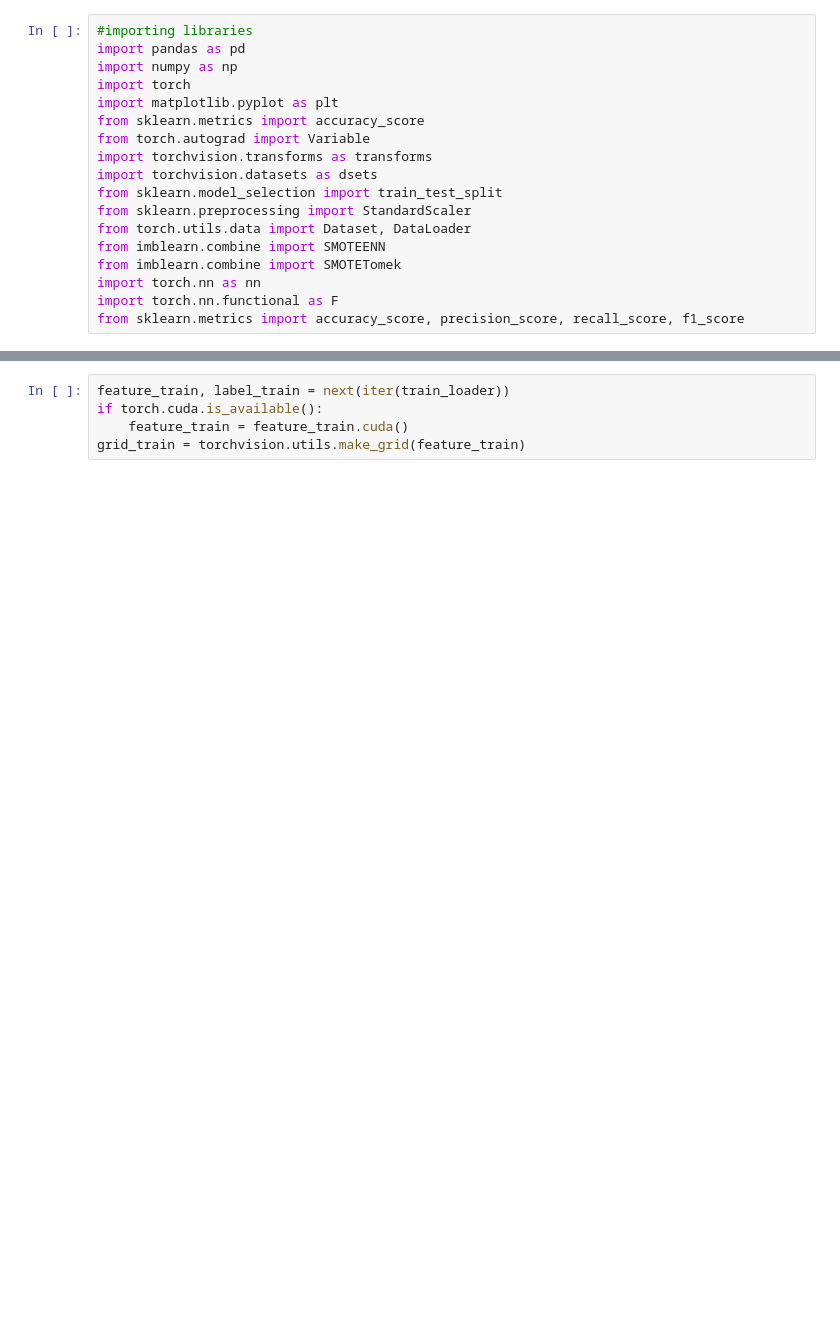
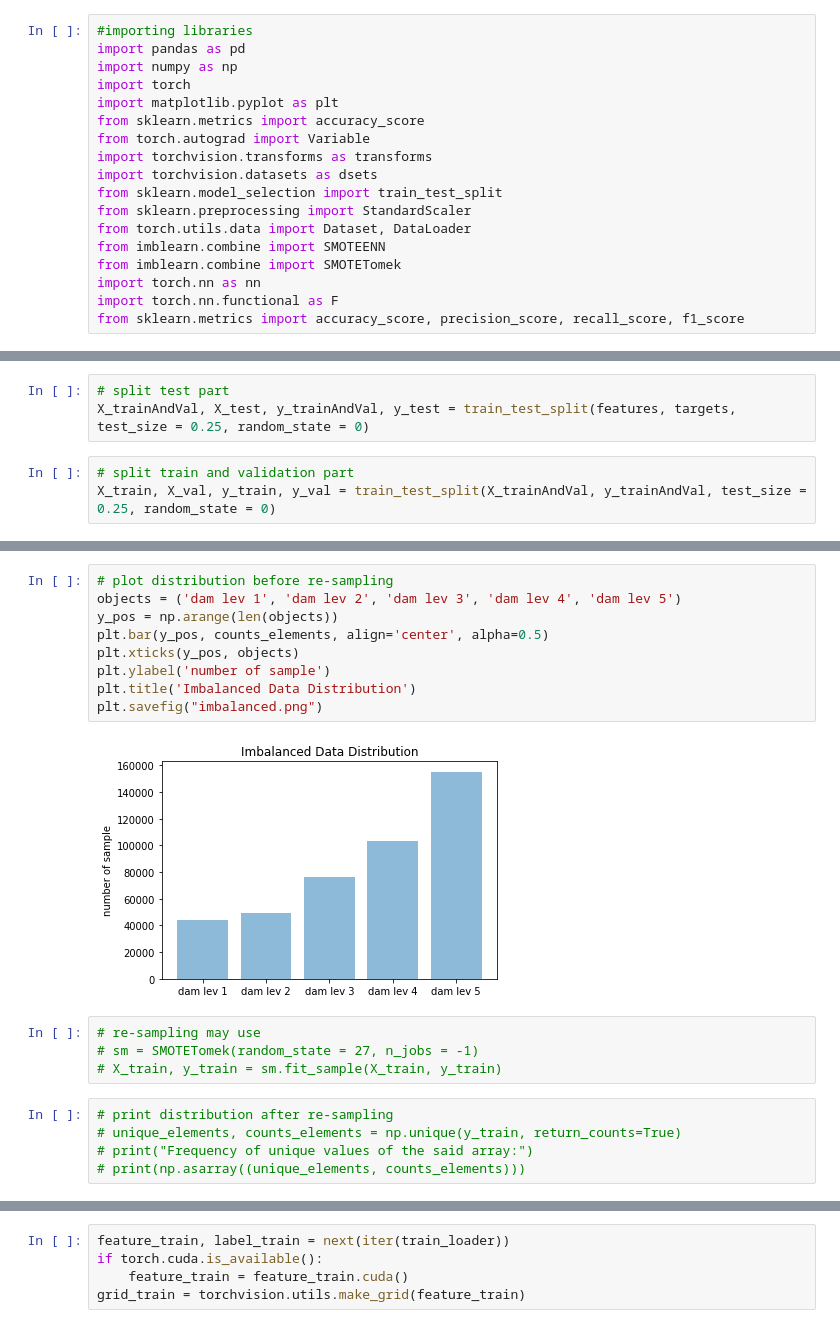
Before and after one commit to OnerInce/ml-earthquake, a Jupyter notebook: neuralNetwork.ipynb, the cells around one changed output, grey strips where cells are left out. Cells and saved outputs as stored; diff of their text form; blank space fills up the shorter version.

```diff
--- a/neuralNetwork.ipynb
+++ b/neuralNetwork.ipynb
@@ -228,0 +52,6 @@ cuda
+# %%
+# split test part
+X_trainAndVal, X_test, y_trainAndVal, y_test = train_test_split(features, targets, test_size = 0.25, random_state = 0)
+# %%
+# split train and validation part
+X_train, X_val, y_train, y_val = train_test_split(X_trainAndVal, y_trainAndVal, test_size = 0.25, random_state = 0)
@@ -228,0 +67,20 @@ cuda
+# %%
+# plot distribution before re-sampling
+objects = ('dam lev 1', 'dam lev 2', 'dam lev 3', 'dam lev 4', 'dam lev 5')
+y_pos = np.arange(len(objects))
+plt.bar(y_pos, counts_elements, align='center', alpha=0.5)
+plt.xticks(y_pos, objects)
+plt.ylabel('number of sample')
+plt.title('Imbalanced Data Distribution')
+plt.savefig("imbalanced.png")
+# %% [output]
+[figure, added]
+# %%
+# re-sampling may use
+# sm = SMOTETomek(random_state = 27, n_jobs = -1)
+# X_train, y_train = sm.fit_sample(X_train, y_train)
+# %%
+# print distribution after re-sampling
+# unique_elements, counts_elements = np.unique(y_train, return_counts=True)
+# print("Frequency of unique values of the said array:")
+# print(np.asarray((unique_elements, counts_elements)))
```
Also changed, not shown: parts of 58 cells of this notebook.
